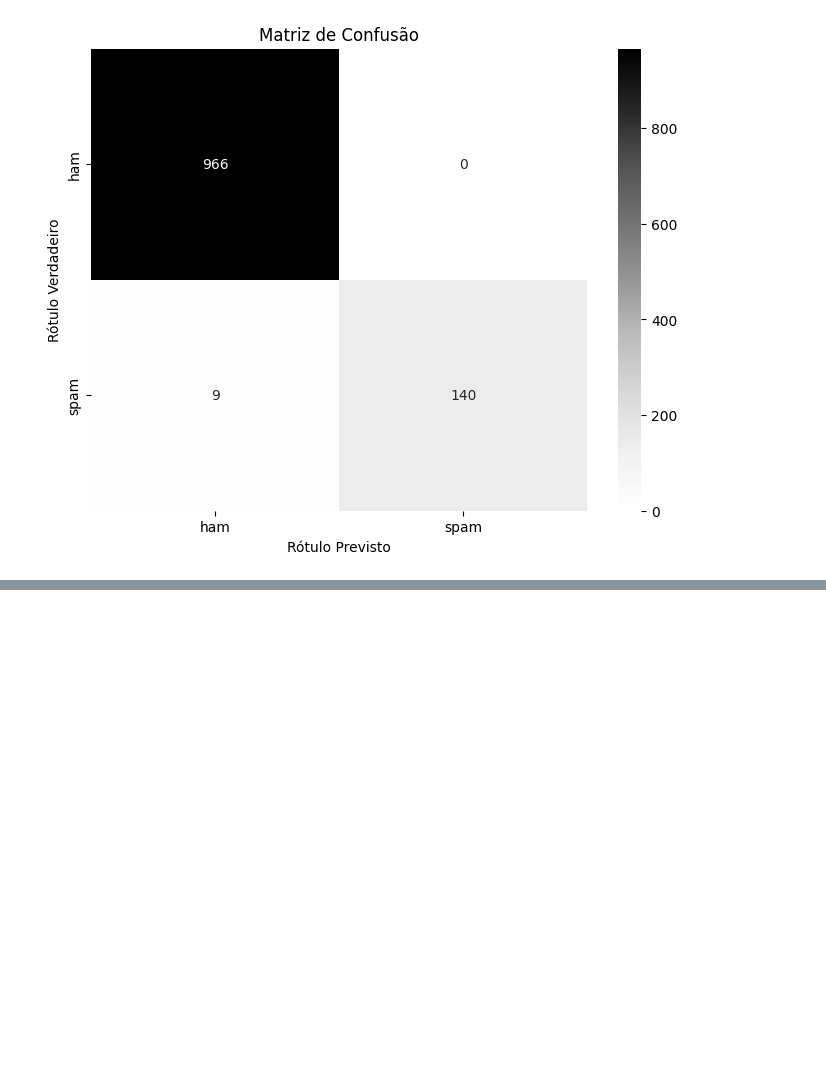
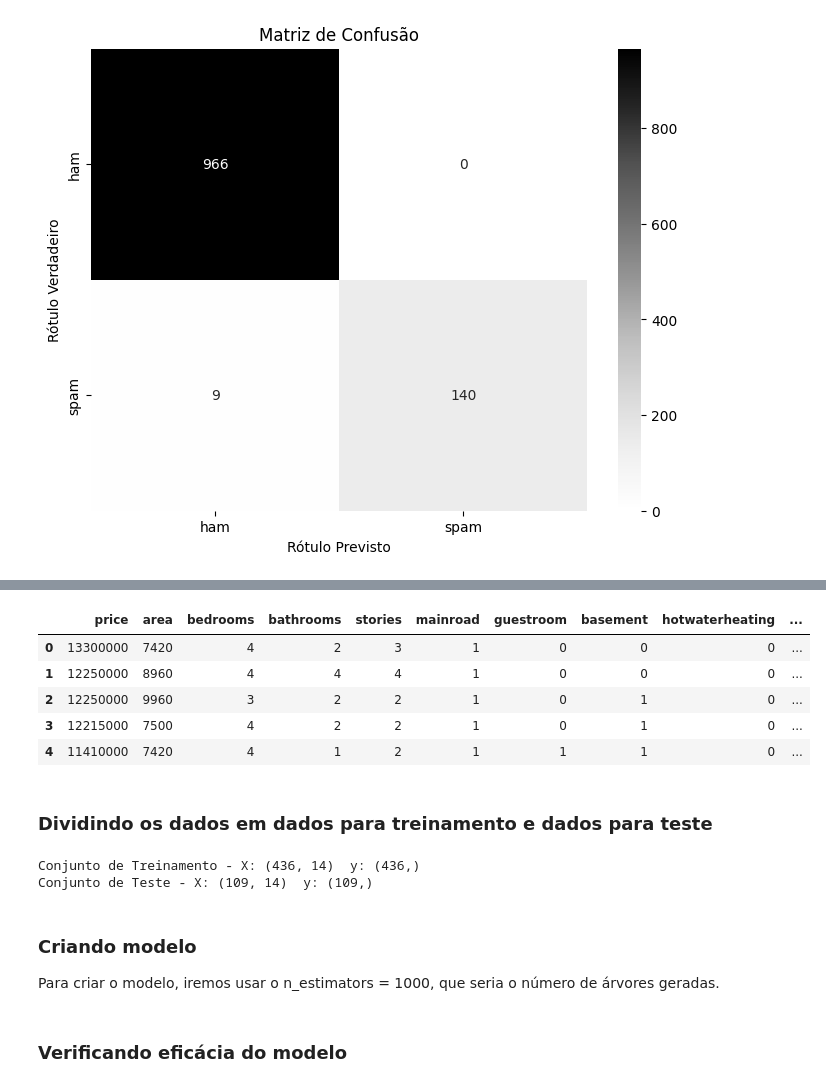
Before and after one commit to rikdantas/Aprendizagem-de-Maquinas, a Jupyter notebook: Lista_1/Lista1_ML.ipynb, the cells around one changed output, grey strips where cells are left out. Drawn from its saved outputs; the diff is of its cells as text; code cells hidden in the pictures; blank space fills up the shorter version.

```diff
--- a/Lista_1/Lista1_ML.ipynb
+++ b/Lista_1/Lista1_ML.ipynb
@@ -124,0 +165,41 @@ Pesquise e apresente um trabalho sobre Random Forest para inferir o preço de um
+# %%
+# Aplicar codificação one-hot à coluna 'furnishingstatus'
+housing_data = pd.get_dummies(housing_data, columns=['furnishingstatus'])
+# %%
+label_encoder = LabelEncoder()
+housing_data['mainroad'] = label_encoder.fit_transform(housing_data['mainroad'])
+housing_data['guestroom'] = label_encoder.fit_transform(housing_data['guestroom'])
+housing_data['basement'] = label_encoder.fit_transform(housing_data['basement'])
+housing_data['hotwaterheating'] = label_encoder.fit_transform(housing_data['hotwaterheating'])
+housing_data['airconditioning'] = label_encoder.fit_transform(housing_data['airconditioning'])
+housing_data['prefarea'] = label_encoder.fit_transform(housing_data['prefarea'])
+housing_data['furnishingstatus_furnished'] = label_encoder.fit_transform(housing_data['furnishingstatus_furnished'])
+housing_data['furnishingstatus_semi-furnished'] = label_encoder.fit_transform(housing_data['furnishingstatus_semi-furnished'])
+housing_data['furnishingstatus_unfurnished'] = label_encoder.fit_transform(housing_data['furnishingstatus_unfurnished'])
+# %%
+# Mostrando como ficou o dataset
+housing_data.head()
+# %% [output]
+|  | price | area | bedrooms | bathrooms | stories | mainroad | guestroom | basement | hotwaterheating | ... |
+| 0 | 13300000 | 7420 | 4 | 2 | 3 | 1 | 0 | 0 | 0 | ... |
+| 1 | 12250000 | 8960 | 4 | 4 | 4 | 1 | 0 | 0 | 0 | ... |
+| 2 | 12250000 | 9960 | 3 | 2 | 2 | 1 | 0 | 1 | 0 | ... |
+| 3 | 12215000 | 7500 | 4 | 2 | 2 | 1 | 0 | 1 | 0 | ... |
+| 4 | 11410000 | 7420 | 4 | 1 | 2 | 1 | 1 | 1 | 0 | ... |
+# %% [markdown]
+### Dividindo os dados em dados para treinamento e dados para teste
+# %%
+# Dividir os dados em conjunto de treinamento e teste
+X = housing_data.drop(columns=['price'])
+y = housing_data['price']
+X_train, X_test, y_train, y_test = train_test_split(X, y, test_size=0.2, random_state=10)
+
+# Verificando conjuntos de treinamento e teste
+print("Conjunto de Treinamento - X:", X_train.shape, " y:", y_train.shape)
+print("Conjunto de Teste - X:", X_test.shape, " y:", y_test.shape)
+# %% [output]
+Conjunto de Treinamento - X: (436, 14)  y: (436,)
+Conjunto de Teste - X: (109, 14)  y: (109,)
+# %% [markdown]
+### Criando modelo
+Para criar o modelo, iremos usar o n_estimators = 1000, que seria o número de árvores geradas.
@@ -124,0 +213,2 @@ Pesquise e apresente um trabalho sobre Random Forest para inferir o preço de um
+# %% [markdown]
+### Verificando eficácia do modelo
```
Also changed, not shown: parts of 13 cells of this notebook.
